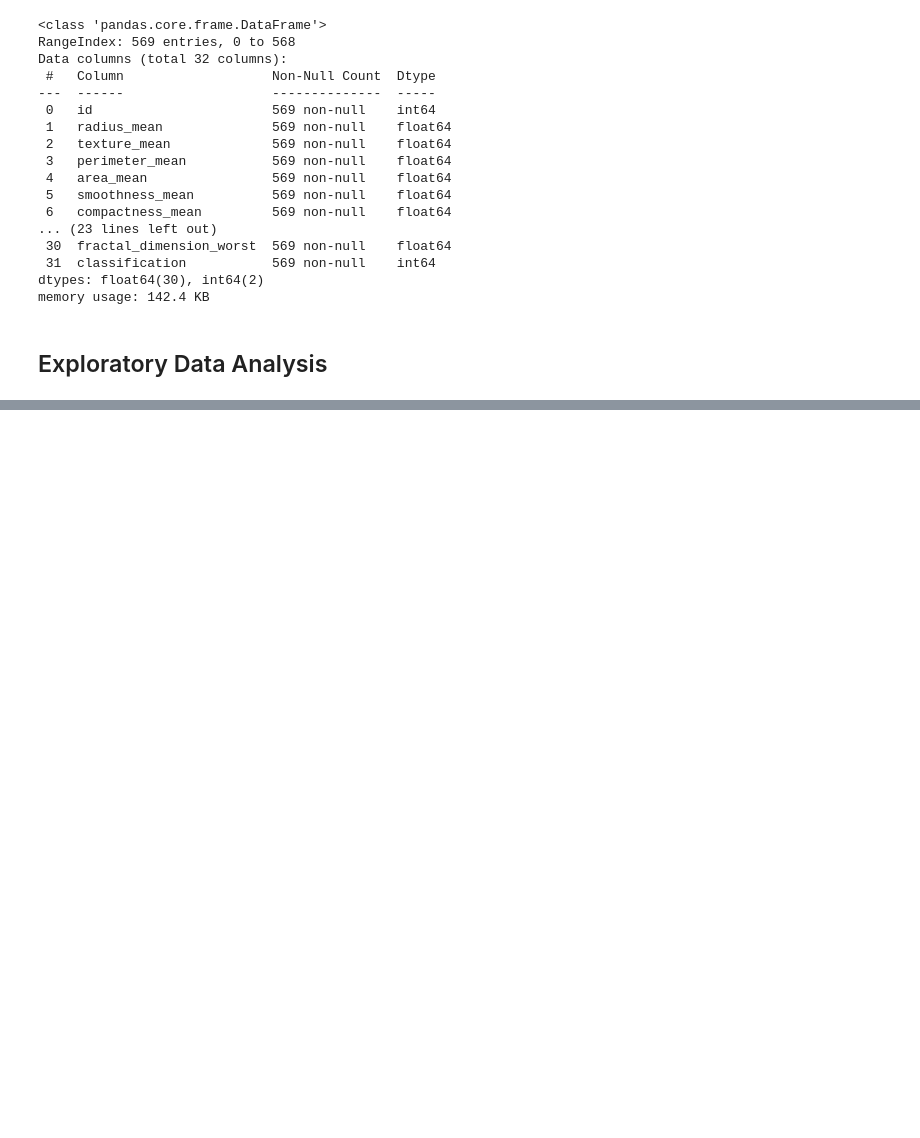
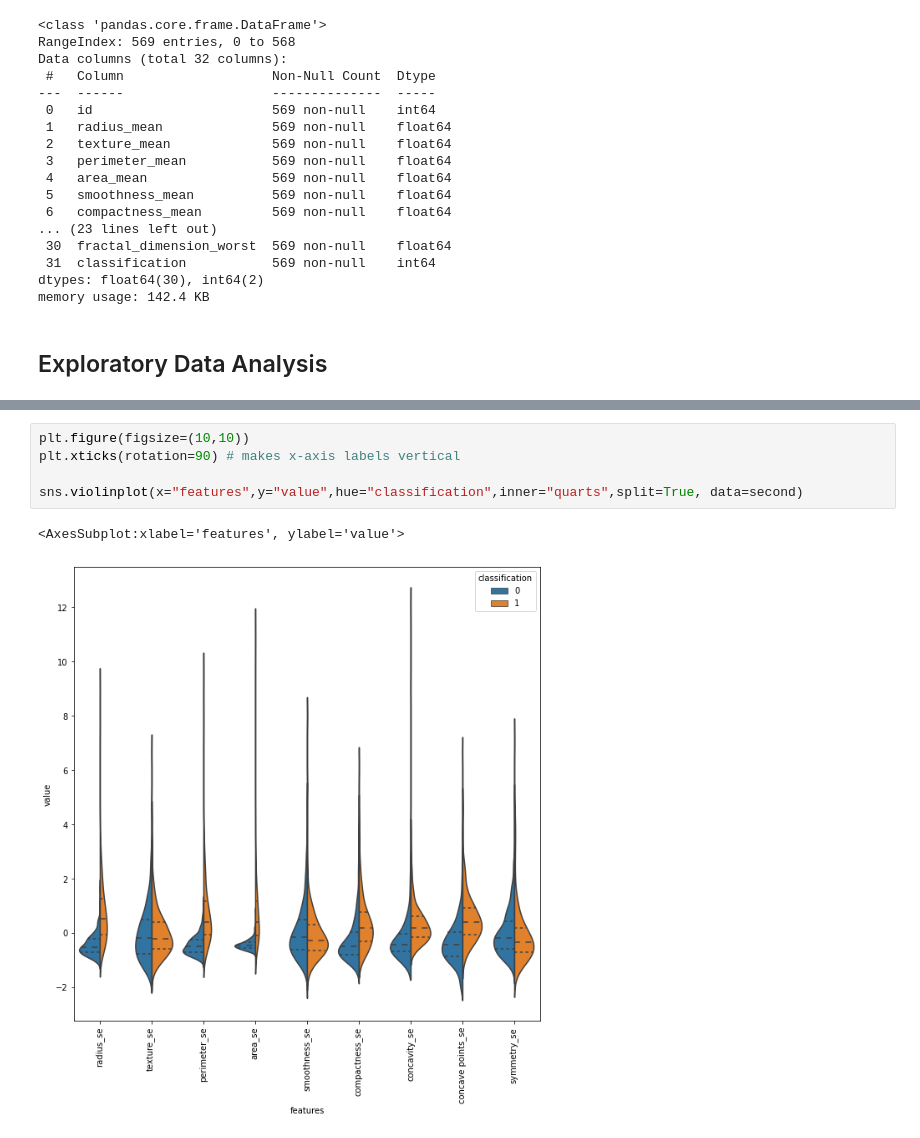
Before and after one commit to malthusohtj/breast_cancer_prediction, a Jupyter notebook: breast_cancer_pred.ipynb, the cells around one changed output, grey strips where cells are left out. Cells and saved outputs as stored; diff of their text form; blank space fills up the shorter version.

```diff
--- a/breast_cancer_pred.ipynb
+++ b/breast_cancer_pred.ipynb
@@ -128,0 +186,8 @@ I want to do a surface-level analysis on whether there is a discernable differen
+# %%
+plt.figure(figsize=(10,10))
+plt.xticks(rotation=90) # makes x-axis labels vertical
+
+sns.violinplot(x="features",y="value",hue="classification",inner="quarts",split=True, data=second)
+# %% [output]
+<AxesSubplot:xlabel='features', ylabel='value'>
+[figure, added]
```
Also changed, not shown: parts of 23 cells of this notebook.
